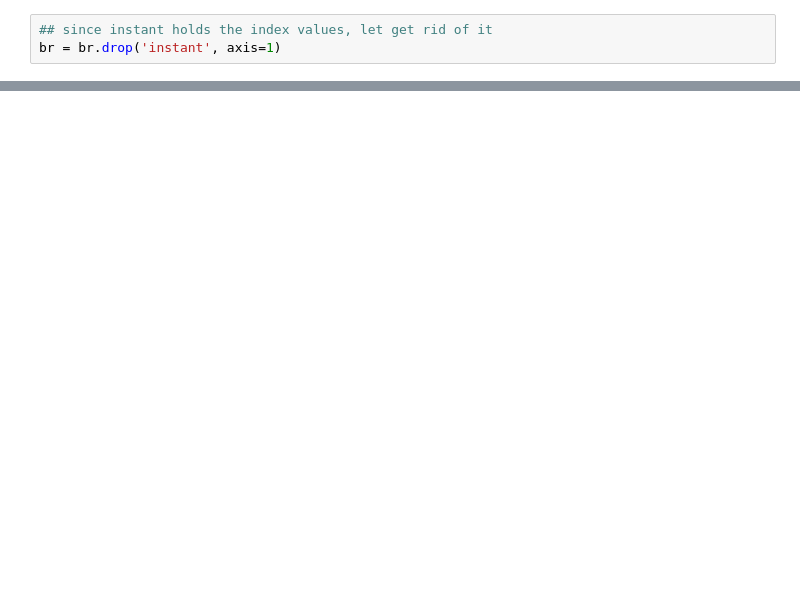
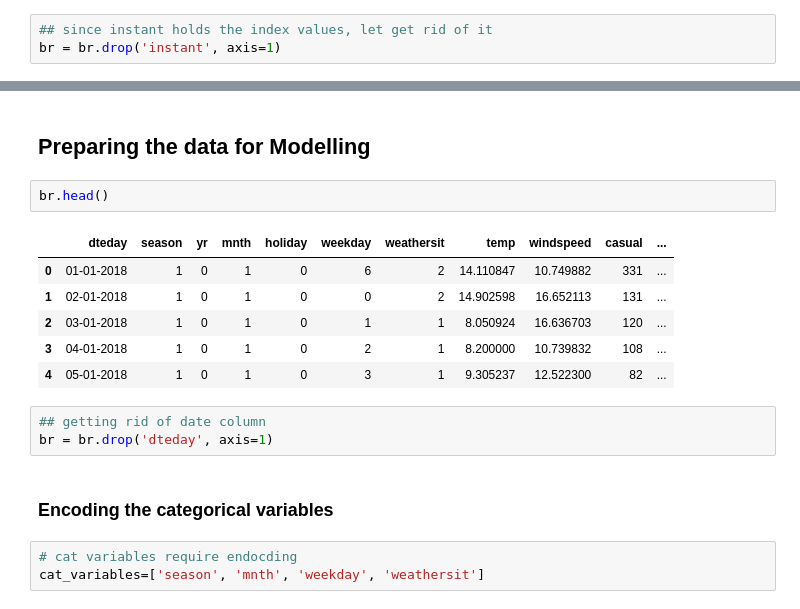
Before and after one commit to hargurjeet/Bike_Sharing_Case_Study, a Jupyter notebook: Bike_Sharing_Case_Study.ipynb, the cells around one changed output, grey strips where cells are left out. Drawn from its saved outputs; the diff is of its cells as text; blank space fills up the shorter version.

```diff
--- a/Bike_Sharing_Case_Study.ipynb
+++ b/Bike_Sharing_Case_Study.ipynb
@@ -82,0 +101,19 @@ Following are the observations
+# %% [markdown]
+## Preparing the data for Modelling
+# %%
+br.head()
+# %% [output]
+|  | dteday | season | yr | mnth | holiday | weekday | weathersit | temp | windspeed | casual | ... |
+| 0 | 01-01-2018 | 1 | 0 | 1 | 0 | 6 | 2 | 14.110847 | 10.749882 | 331 | ... |
+| 1 | 02-01-2018 | 1 | 0 | 1 | 0 | 0 | 2 | 14.902598 | 16.652113 | 131 | ... |
+| 2 | 03-01-2018 | 1 | 0 | 1 | 0 | 1 | 1 | 8.050924 | 16.636703 | 120 | ... |
+| 3 | 04-01-2018 | 1 | 0 | 1 | 0 | 2 | 1 | 8.200000 | 10.739832 | 108 | ... |
+| 4 | 05-01-2018 | 1 | 0 | 1 | 0 | 3 | 1 | 9.305237 | 12.522300 | 82 | ... |
+# %%
+## getting rid of date column
+br = br.drop('dteday', axis=1)
+# %% [markdown]
+### Encoding the categorical variables
+# %%
+# cat variables require endocding
+cat_variables=['season', 'mnth', 'weekday', 'weathersit']
```
Also changed, not shown: parts of 17 cells of this notebook.
